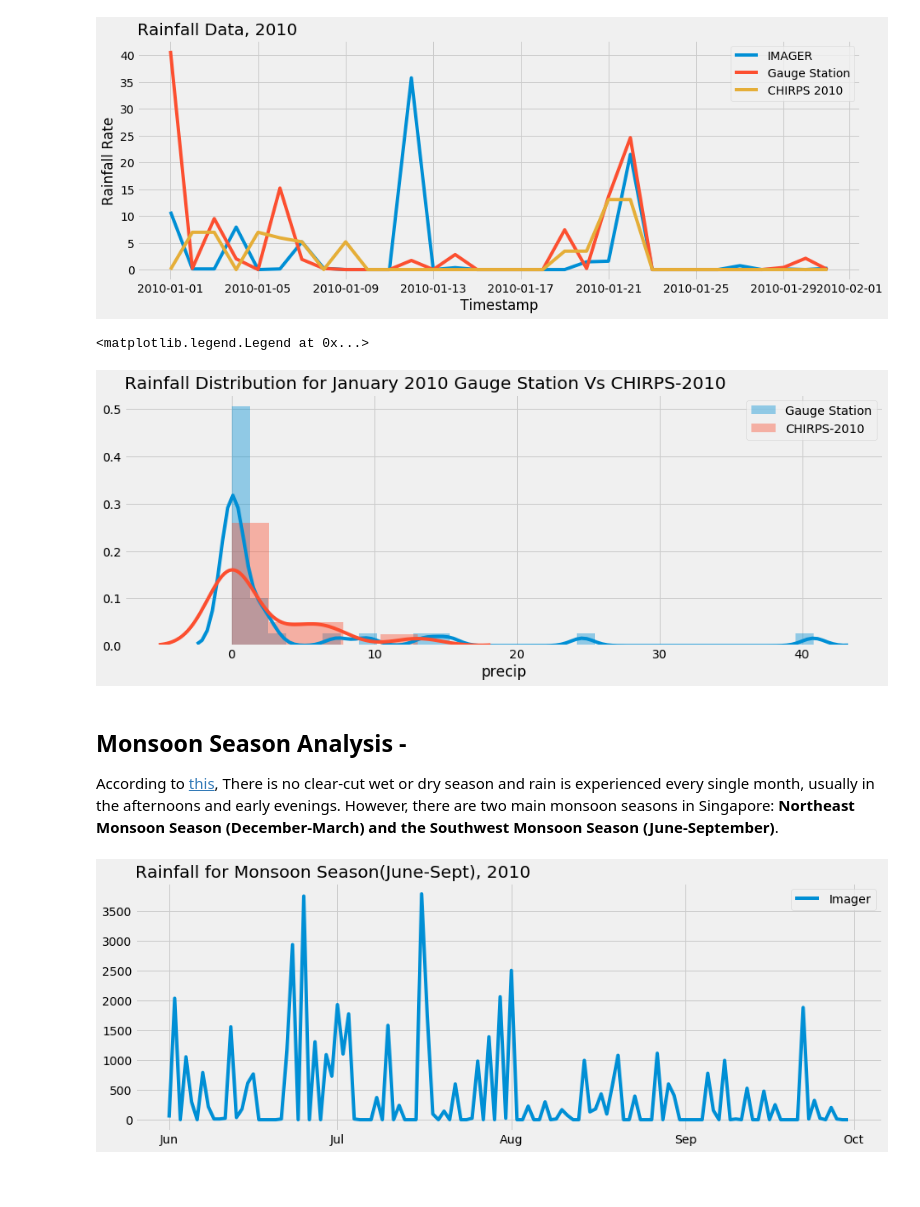
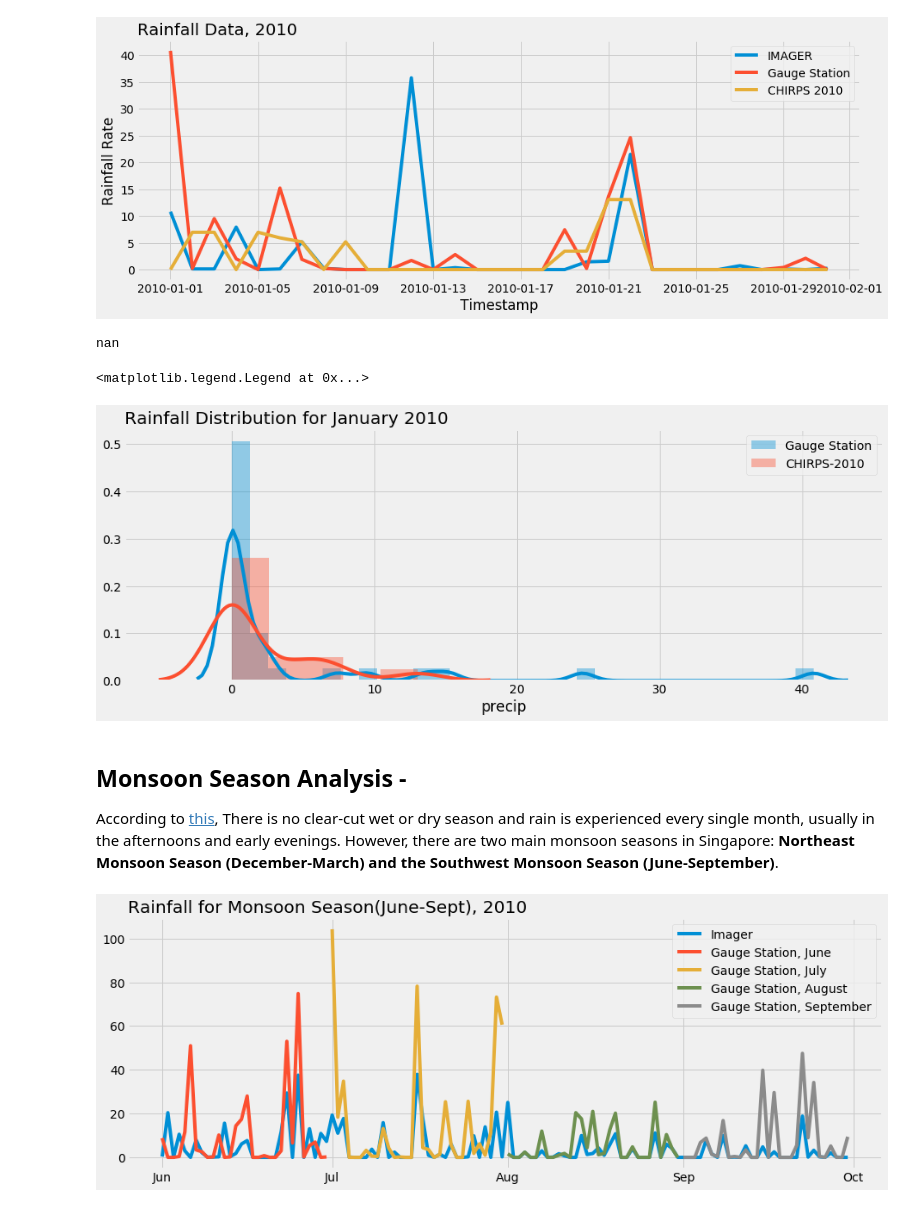
Before and after one commit to dsaharia/PRAT-Rainfall, a Jupyter notebook: imager-rainfall/Singapore.ipynb, the cells around one changed output. Cells and saved outputs as stored; diff of their text form; code cells hidden in the pictures; blank space fills up the shorter version.

Commit message:
Monsoon Rainfall plots added from Gauge Station

```diff
--- a/imager-rainfall/Singapore.ipynb
+++ b/imager-rainfall/Singapore.ipynb
@@ -19,6 +19,10 @@ plt.rcParams["figure.figsize"] = (14,5) # For Increasing Size of graph
 rainfall_df = pd.read_csv("data/imagerdata.csv", header=None, names=["day", "hour", "minute", "rainfall_rate"])
 precip_dataset = xr.open_dataset('data/chirps-2010.nc') # open the dataset using xarray
 # # Gauge Station Data
-jan_gauge_df = pd.read_csv('data/gauge_data.csv', encoding= 'unicode_escape', header=0, usecols=[1,2,3,4], names=['year', 'month', 'day', 'rainfall'])
+jan_gauge_df = pd.read_csv('data/daily_jan_2010.csv', encoding= 'unicode_escape', header=0, usecols=[1,2,3,4], names=['year', 'month', 'day', 'rainfall'])
+june_gauge_df = pd.read_csv('data/daily_jun_2010.csv', encoding= 'unicode_escape', header=0, usecols=[1,2,3,4], names=['year', 'month', 'day', 'rainfall'])
+july_gauge_df = pd.read_csv('data/daily_jul_2010.csv', encoding= 'unicode_escape', header=0, usecols=[1,2,3,4], names=['year', 'month', 'day', 'rainfall'])
+aug_gauge_df = pd.read_csv('data/daily_aug_2010.csv', encoding= 'unicode_escape', header=0, usecols=[1,2,3,4], names=['year', 'month', 'day', 'rainfall'])
+sept_gauge_df = pd.read_csv('data/daily_sept_2010.csv', encoding= 'unicode_escape', header=0, usecols=[1,2,3,4], names=['year', 'month', 'day', 'rainfall'])
 # %% [markdown]
 ### Parsing the Gauge Station Data for JANUARY 2010
@@ -27,3 +29,9 @@ jan_gauge_df['date']=pd.to_datetime(jan_gauge_df['day'], unit='D', origin=pd.Tim
+# %%
+jan_gauge_df['date']=pd.to_datetime(jan_gauge_df['day'], unit='D', origin=pd.Timestamp('2009-12-31')) # Using day number to create the date
+june_gauge_df['date']=pd.to_datetime(june_gauge_df['day'], unit='D', origin=pd.Timestamp('2010-05-31'))
+july_gauge_df['date']=pd.to_datetime(july_gauge_df['day'], unit='D', origin=pd.Timestamp('2010-06-30'))
+aug_gauge_df['date']=pd.to_datetime(aug_gauge_df['day'], unit='D', origin=pd.Timestamp('2010-07-31'))
+sept_gauge_df['date']=pd.to_datetime(sept_gauge_df['day'], unit='D', origin=pd.Timestamp('2010-08-31'))
 # %% [markdown]
 ### Parsing the CHIRPS dataset for JANUARY 2010
 # %%
@@ -103,28 +113,35 @@ plt.ylabel('Rainfall Rate')
 Text(0, 0.5, 'Rainfall Rate')
 [figure]
 # %%
-pearson_coeff = sampled_df[sampled_df.index.month == 1]['rainfall_rate'].corr(jan_gauge_df['rainfall'])
+pearson_coeff = (sampled_df[sampled_df.index.month == 1]['rainfall_rate']).corr(jan_gauge_df['rainfall'])
+pearson_coeff
+# %% [output]
+nan
 # %%
 sns.distplot(jan_gauge_df['rainfall'], hist=True, kde=True, label='Gauge Station')
 sns.distplot(precip_df['precip'], hist=True, kde=True, label='CHIRPS-2010')
 # sns.distplot(sampled_df[sampled_df.index.month == 1]['rainfall_rate'], label='IMAGER')
-plt.title('Rainfall Distribution for January 2010 Gauge Station Vs CHIRPS-2010', loc='left')
+plt.title('Rainfall Distribution for January 2010', loc='left')
 plt.legend()
 # %% [output]
 <matplotlib.legend.Legend at 0x...>
-[figure, old version]
+[figure, new version]
 # %% [markdown]
 ## Monsoon Season Analysis -
 According to [this](https://www.guidemesingapore.com/business-guides/immigration/get-to-know-singapore/weather-and-climate-in-singapore),
 There is no clear-cut wet or dry season and rain is experienced every single month, usually in the afternoons and early evenings. However, there are two main monsoon seasons in Singapore: **Northeast Monsoon Season (December-March) and the Southwest Monsoon Season (June-September)**.
 # %%
-plt.plot(sampled_df[(sampled_df.index.month >= 6) & (sampled_df.index.month <= 9)]['rainfall_rate'], label='Imager')
+plt.plot(sampled_df[(sampled_df.index.month >= 6) & (sampled_df.index.month <= 9)]['rainfall_rate']/100, label='Imager')
+plt.plot(june_gauge_df['date'], june_gauge_df['rainfall'], label='Gauge Station, June')
+plt.plot(july_gauge_df['date'], july_gauge_df['rainfall'], label='Gauge Station, July')
+plt.plot(aug_gauge_df['date'], aug_gauge_df['rainfall'], label='Gauge Station, August')
+plt.plot(sept_gauge_df['date'], sept_gauge_df['rainfall'], label='Gauge Station, September')
 plt.title('Rainfall for Monsoon Season(June-Sept), 2010', loc='left')
 ax = plt.gca()
 locator = mdates.MonthLocator()
 month_fmt = mdates.DateFormatter('%b')
 ax.xaxis.set_major_locator(locator)
 ax.xaxis.set_major_formatter(month_fmt)
 plt.legend();
 # %% [output]
-[figure, old version]
+[figure, new version]
```
Also changed, not shown: parts of 4 cells of this notebook.
